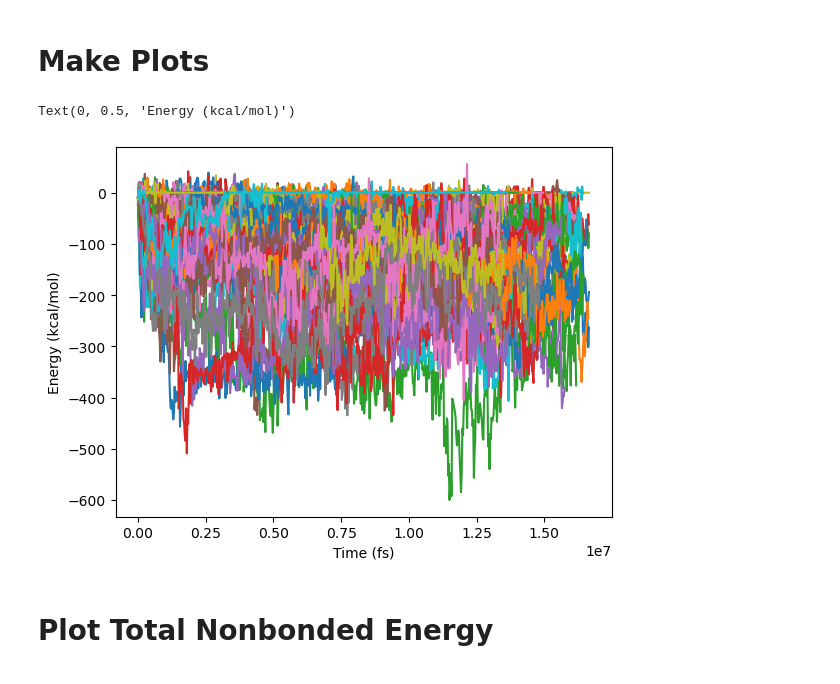
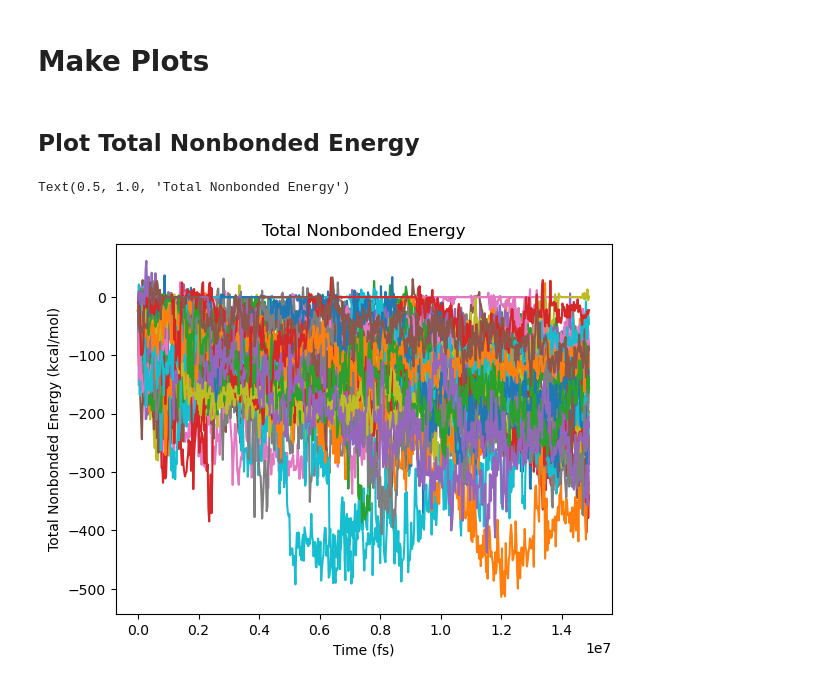
Before and after one commit to Jacob608/Nfp5_Cfp5_Dimerization_Simulations, a Jupyter notebook: sort_namd_energy_into_single_csv.ipynb, the cells around one changed output. Cells and saved outputs as stored; diff of their text form; code cells hidden in the pictures.

```diff
--- a/sort_namd_energy_into_single_csv.ipynb
+++ b/sort_namd_energy_into_single_csv.ipynb
@@ -17,7 +15,7 @@ if os.path.exists(out_path) == False:
 # Read CSV Files Into Data Frame
 # %%
 # Read list of simulation names to be used as data labels and access files containing those names.
-file_path = 'names_successful_sims_only.txt'
+file_path = '../names.txt'
 with open(file_path, 'r') as file:
     # Read the contents of the file.
     names = file.read()
@@ -63,11 +61,12 @@ df_nb.T.to_csv('TotalNonbonded_energy.csv',index=True,header=False)
 # %% [markdown]
 # Make Plots
+# %% [markdown]
+## Plot Total Nonbonded Energy
 # %%
 ax = df_nb.plot(x='Time (fs)',y=names,legend=None)
 ax.set_xlabel('Time (fs)')
-ax.set_ylabel('Energy (kcal/mol)')
+ax.set_ylabel('Total Nonbonded Energy (kcal/mol)')
+ax.set_title('Total Nonbonded Energy')
 # %% [output]
-Text(0, 0.5, 'Energy (kcal/mol)')
+Text(0.5, 1.0, 'Total Nonbonded Energy')
-[figure, old version]
+[figure, new version]
-# %% [markdown]
-# Plot Total Nonbonded Energy
```
Also changed, not shown: parts of 15 cells of this notebook.
